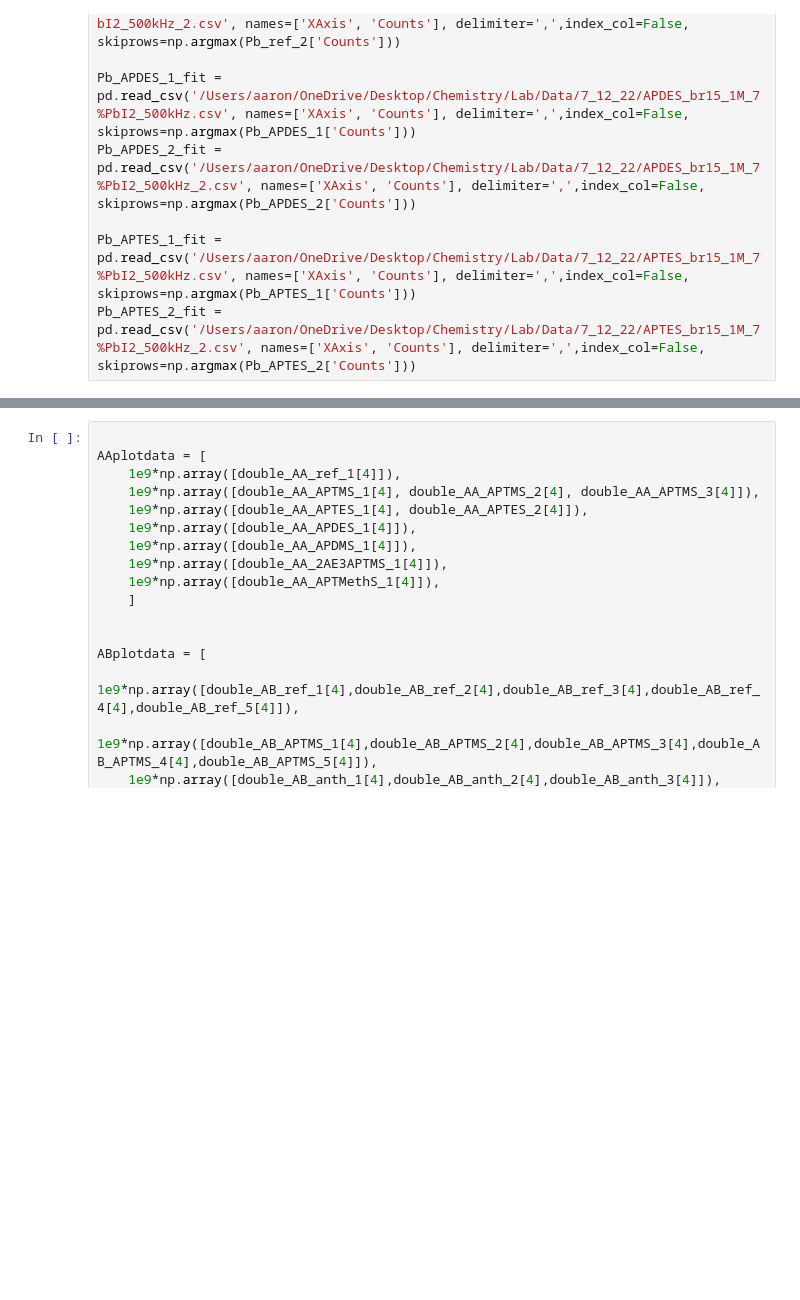
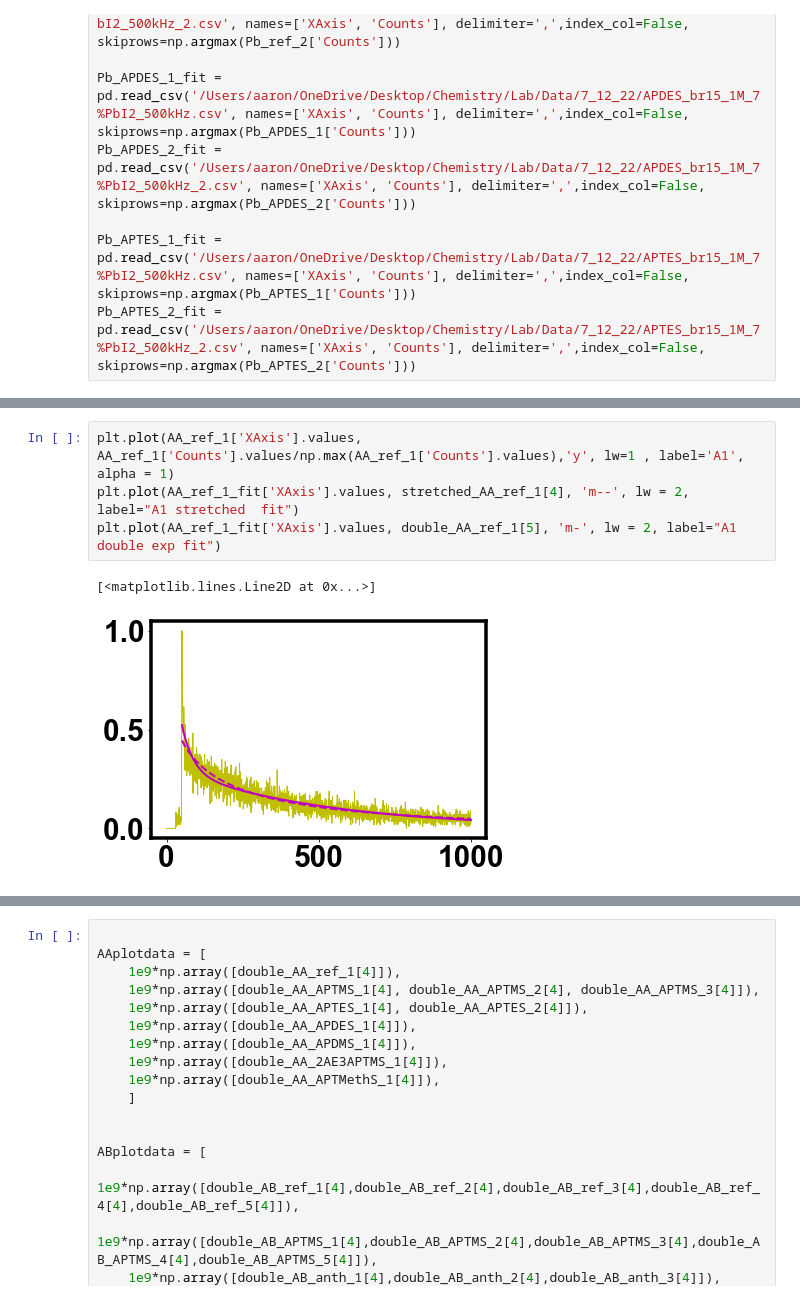
Before and after one commit to aaroncweaver/4_22_22_TRPL, a Jupyter notebook: SurfacePassivationData/SurfacePassivationData.ipynb, the cells around one changed output, grey strips where cells are left out. Saved outputs shown, nothing was run; the diff lists cells and outputs as text; blank space fills up the shorter version.

```diff
--- a/SurfacePassivationData/SurfacePassivationData.ipynb
+++ b/SurfacePassivationData/SurfacePassivationData.ipynb
@@ -383,3 +380,10 @@ double_Pb_APTES_2     =double_exp_fit(Pb_APTES_2_fit['Counts'].values/np.max(Pb_
+# %%
+plt.plot(AA_ref_1['XAxis'].values, AA_ref_1['Counts'].values/np.max(AA_ref_1['Counts'].values),'y', lw=1 , label='A1', alpha = 1)
+plt.plot(AA_ref_1_fit['XAxis'].values, stretched_AA_ref_1[4], 'm--', lw = 2, label="A1 stretched  fit")
+plt.plot(AA_ref_1_fit['XAxis'].values, double_AA_ref_1[5], 'm-', lw = 2, label="A1 double exp fit")
+# %% [output]
+[<matplotlib.lines.Line2D at 0x...>]
+[figure, added]
 # %%
 double_AA_ref_1
 # %% [output]
```
Also changed, not shown: parts of 10 cells of this notebook.
